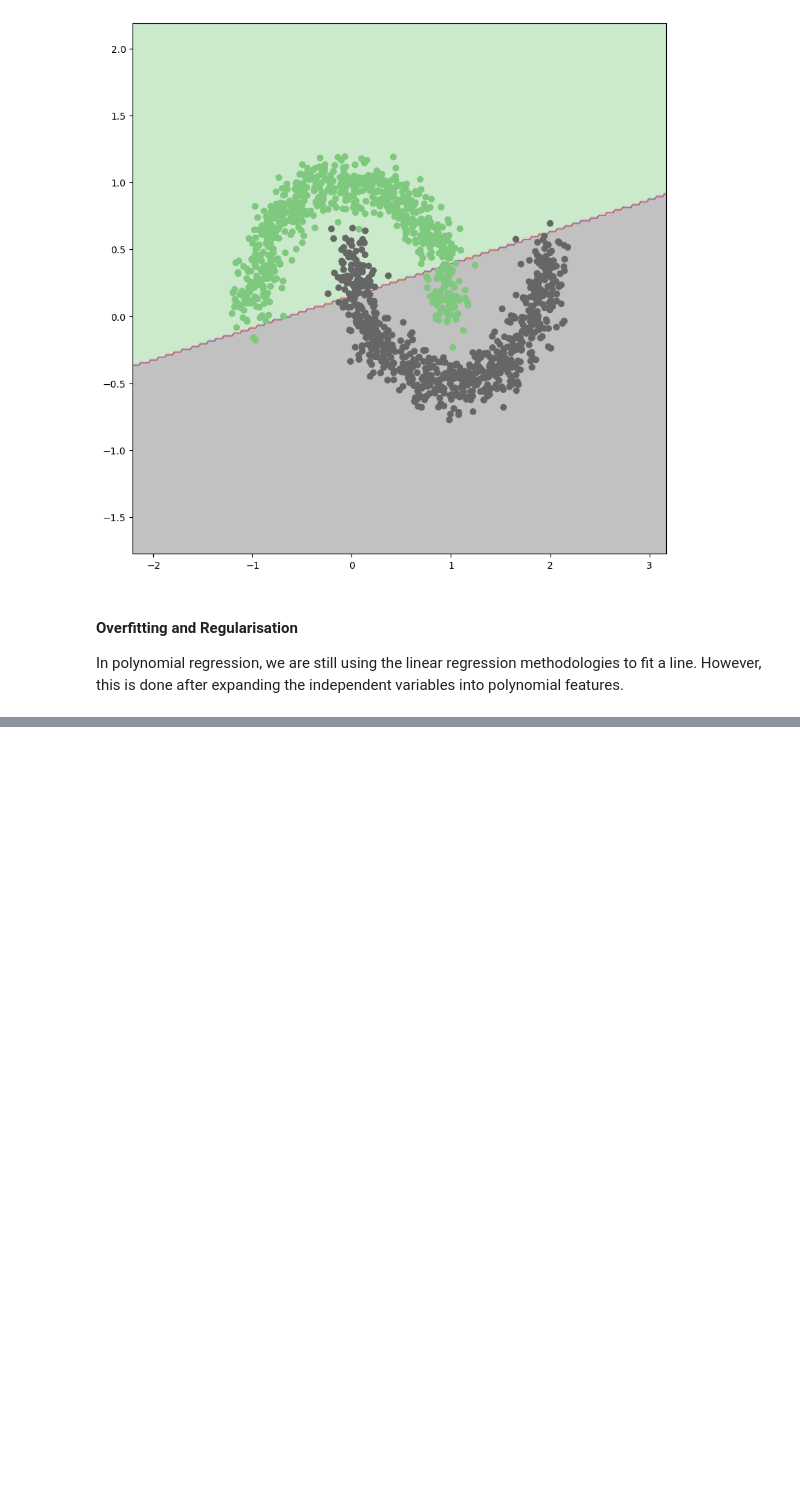
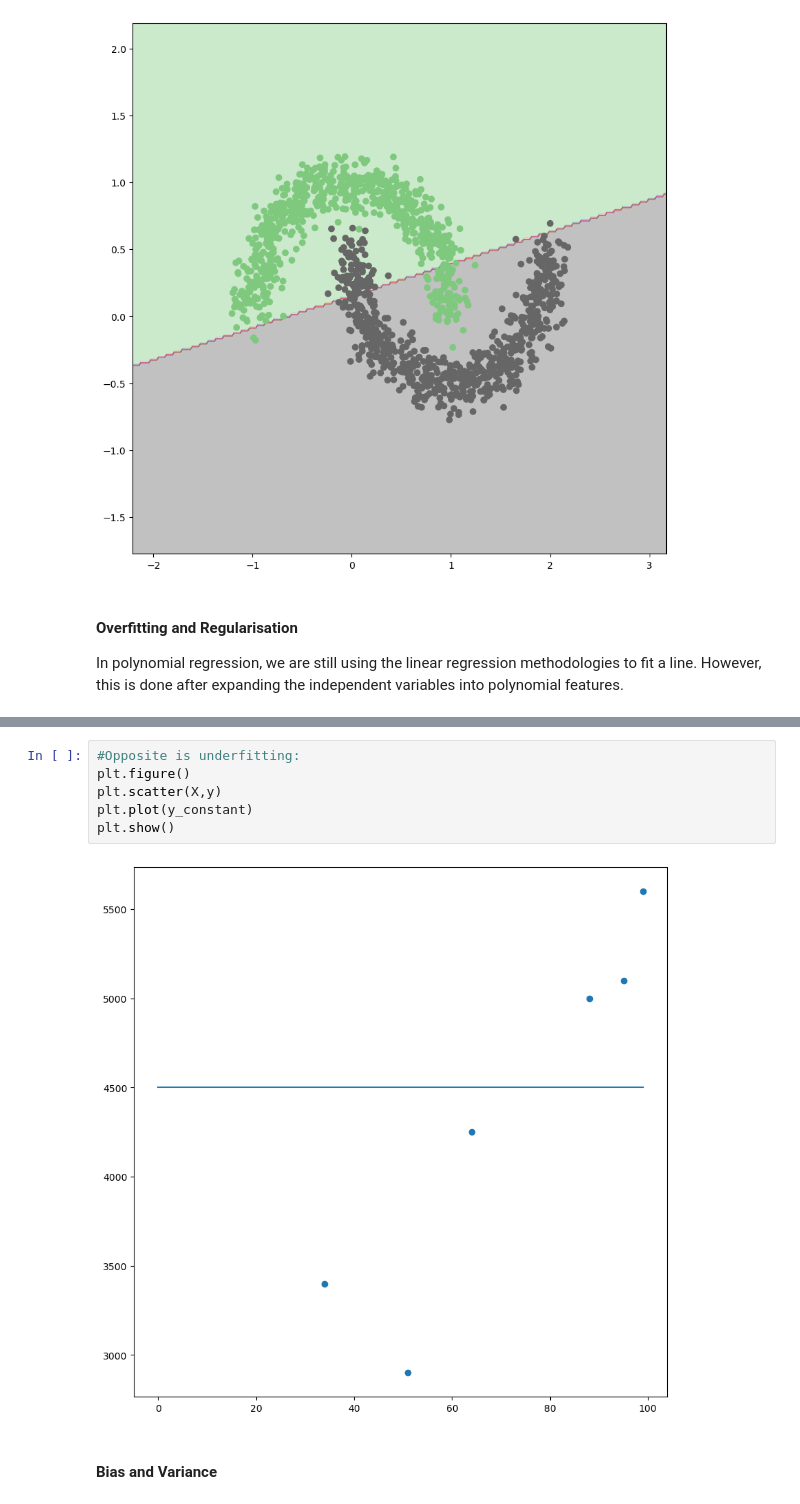
Before and after one commit to adamlewy3/Python-Projects, a Jupyter notebook: APress ML Book/8. Tuning Supervised Learners.ipynb, the cells around one changed output, grey strips where cells are left out. Drawn from its saved outputs; the diff is of its cells as text; blank space fills up the shorter version.

```diff
--- a/APress ML Book/8. Tuning Supervised Learners.ipynb
+++ b/APress ML Book/8. Tuning Supervised Learners.ipynb
@@ -236,0 +243,10 @@ plt.show()
+# %%
+#Opposite is underfitting:
+plt.figure()
+plt.scatter(X,y)
+plt.plot(y_constant)
+plt.show()
+# %% [output]
+[figure, added]
+# %% [markdown]
+#### Bias and Variance
```
Also changed, not shown: parts of 1 cell of this notebook.
